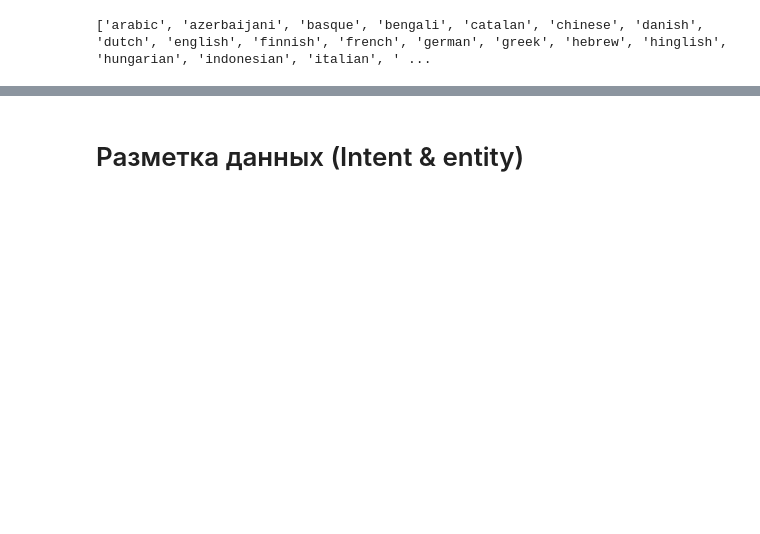
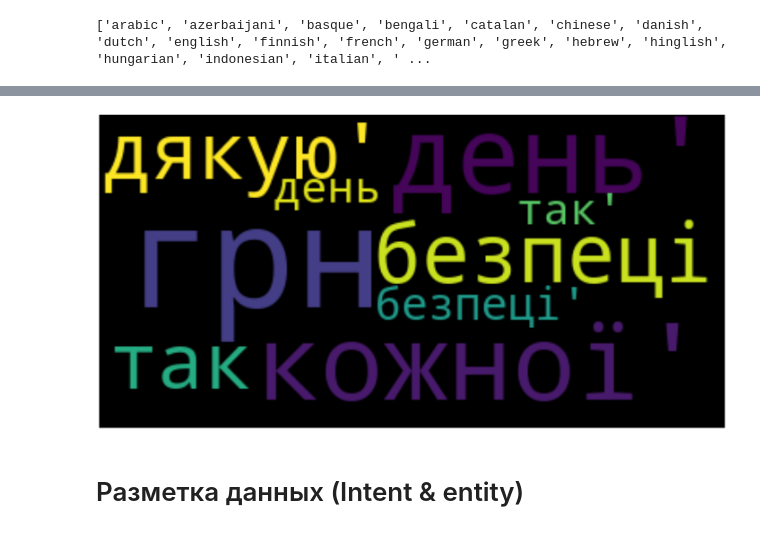
Before and after one commit to Meirlen/DataScince, a Jupyter notebook: Untitled0.ipynb, the cells around one changed output, grey strips where cells are left out. Saved outputs shown, nothing was run; the diff lists cells and outputs as text; code cells hidden in the pictures; blank space fills up the shorter version.

```diff
--- a/Untitled0.ipynb
+++ b/Untitled0.ipynb
@@ -143,12 +164,10 @@ def generate_ngrams(text, n_gram=1):
     ngrams = zip(*[tokens2[i:] for i in range(n_gram)])
     return [' '.join(ngram) for ngram in ngrams]
 # %%
-def generate_patterns(n_gram=2):
-  alem_bigrams = defaultdict(int)
+df_bigrams = defaultdict(int)
 
-  for tweet in df_marafon['text']:
-      for word in generate_ngrams(tweet,n_gram):
-          alem_bigrams[word] += 1
+for tweet in df_marafon['text']:
+    for word in generate_ngrams(tweet,2):
+        df_bigrams[word] += 1
 
-  alem_bigrams = pd.DataFrame(sorted(alem_bigrams.items(), key=lambda x: x[1])[::-1])
-  return generate_patterns(n_gram=2)
+df_bigrams = pd.DataFrame(sorted(df_bigrams.items(), key=lambda x: x[1])[::-1])
@@ -159,3 +190,13 @@ KeyboardInterrupt: ignored
+# %%
+# df_marafon_text = df_marafon[df_marafon['text'].notna()]
+text = df_bigrams[0].values
+wordcloud = WordCloud(random_state=21).generate(str(text))
+plt.figure(figsize = (25,15))
+plt.imshow(wordcloud,interpolation = 'bilinear')
+plt.axis("off")
+plt.show()
+# %% [output]
+[figure, added]
 # %% [markdown]
 # Разметка данных (Intent & entity)
 # %%
```
Also changed, not shown: parts of 17 cells of this notebook.
